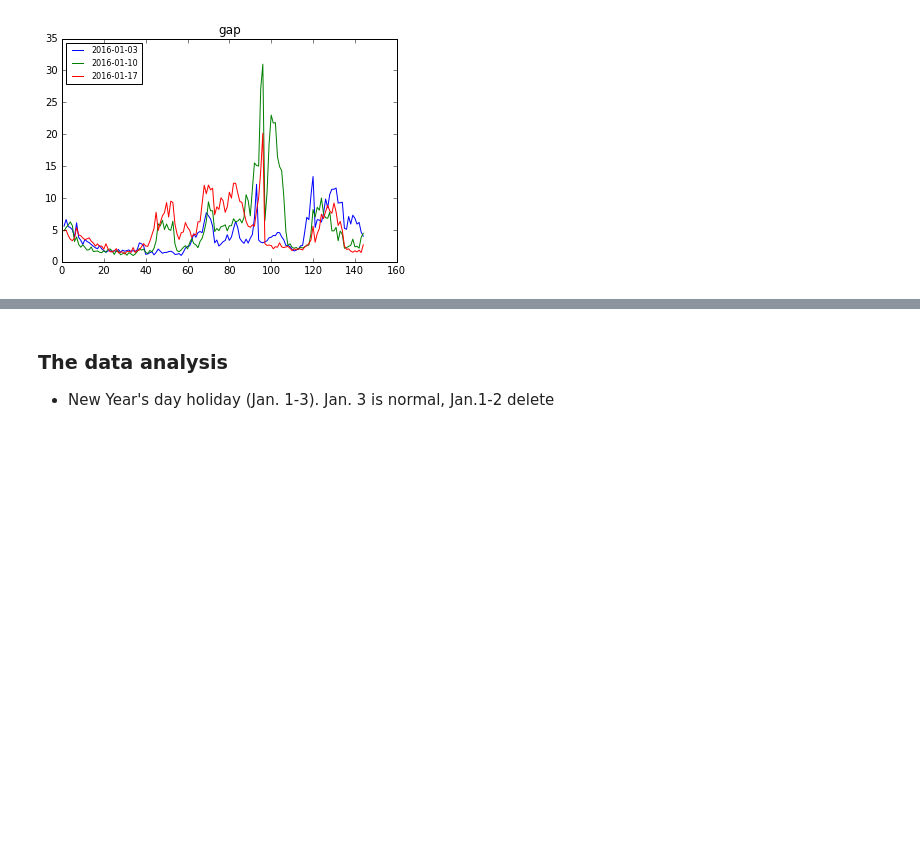
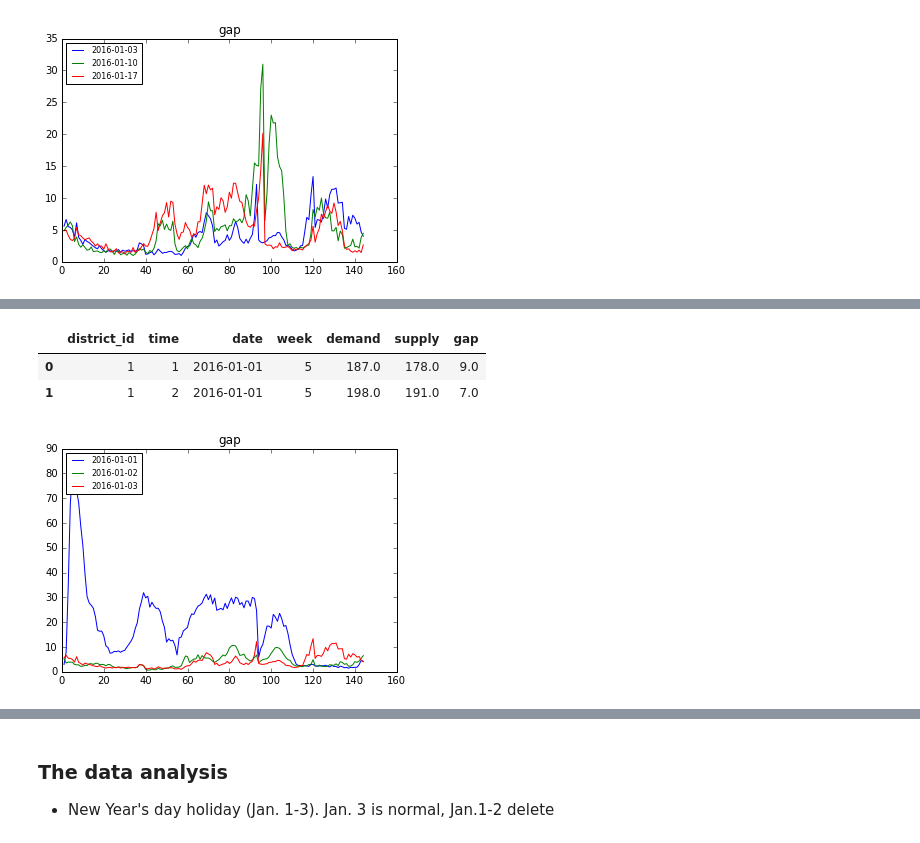
Before and after one commit to gwwang16/Machine-Learning, a Jupyter notebook: Projects/Capstone-AI-for-Robotics/Di-Tech/Data_Analysis.ipynb, the cells around one changed output, grey strips where cells are left out. Cells and saved outputs as stored; diff of their text form; code cells hidden in the pictures; blank space fills up the shorter version.

```diff
--- a/Projects/Capstone-AI-for-Robotics/Di-Tech/Data_Analysis.ipynb
+++ b/Projects/Capstone-AI-for-Robotics/Di-Tech/Data_Analysis.ipynb
@@ -499,0 +563,23 @@ for work, wgr in full_data.groupby('week'):
+# %%
+full_data[:2]
+# %% [output]
+|  | district_id | time | date | week | demand | supply | gap |
+| 0 | 1 | 1 | 2016-01-01 | 5 | 187.0 | 178.0 | 9.0 |
+| 1 | 1 | 2 | 2016-01-01 | 5 | 198.0 | 191.0 | 7.0 |
+# %%
+data_temp_week01 = full_data[full_data.date < '2016-01-04']
+for date, drp in data_temp_week01.groupby('date'):
+
+    #plt.figure()
+    #for date, dgr in wgr.groupby('date'):
+    ##    plt.plot(dgr.groupby('time').demand.mean(), label=str(date))
+    #plt.title('demand')
+    #plt.legend(loc=2,prop={'size':8})
+
+    #plt.figure()
+    #for date, dgr in wgr.groupby('date'):
+    plt.plot(drp.groupby('time').gap.mean(), label=str(date))
+    plt.title('gap')
+    plt.legend(loc=2,prop={'size':8})
+# %% [output]
+[figure, added]
```
Also changed, not shown: parts of 12 cells of this notebook.
